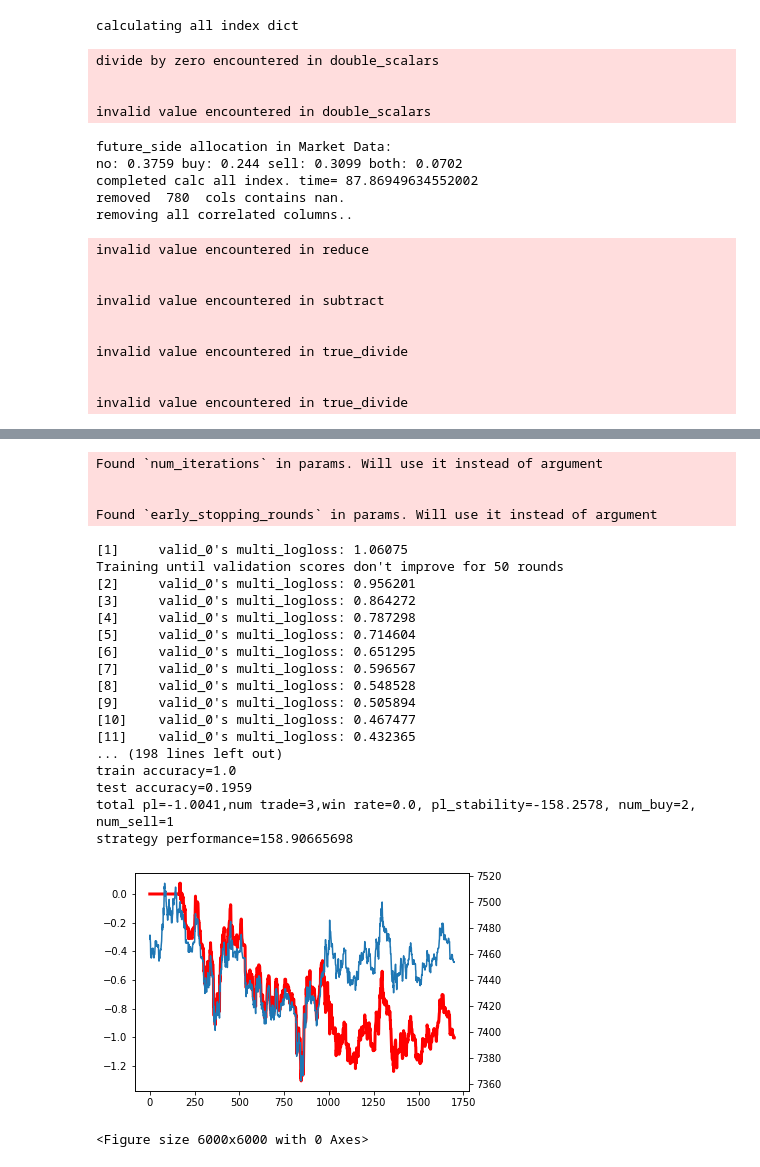
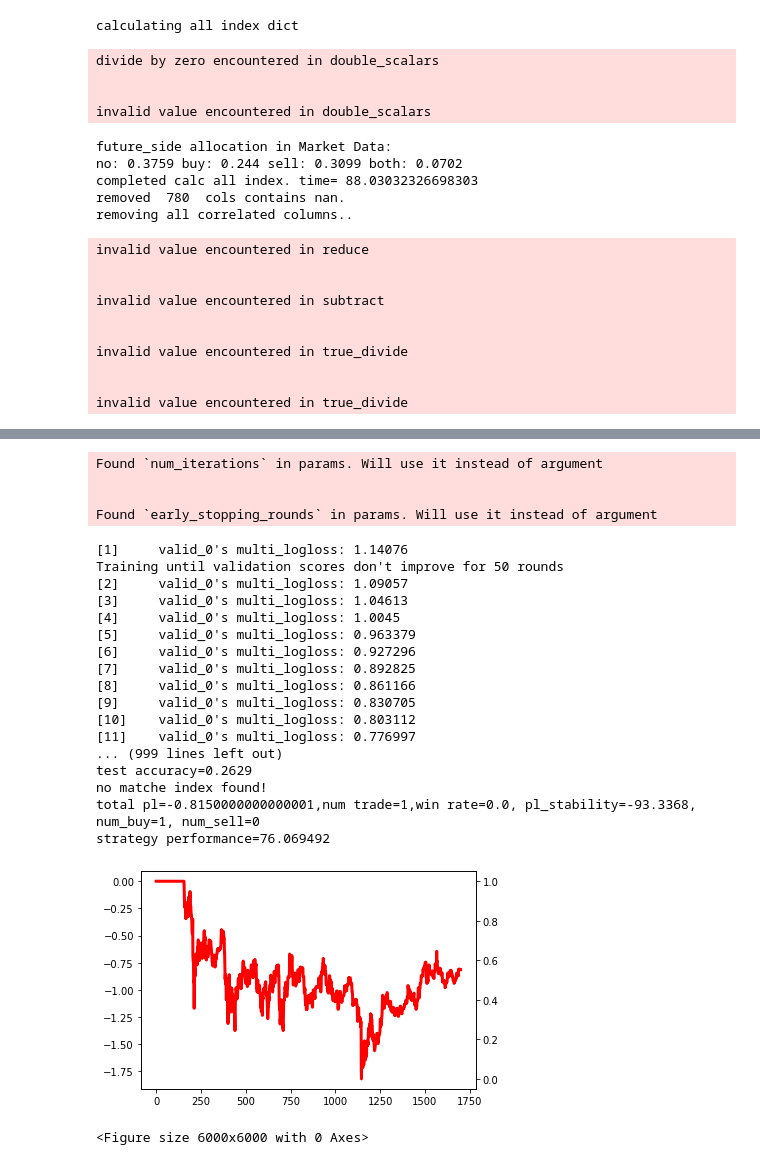
Before and after one commit to alunfes/mex-bot, a Jupyter notebook: Lgb_BPSP4.ipynb, the cells around one changed output, grey strips where cells are left out. Drawn from its saved outputs; the diff is of its cells as text; code cells hidden in the pictures.

```diff
--- a/Lgb_BPSP4.ipynb
+++ b/Lgb_BPSP4.ipynb
@@ -127,6 +123,10 @@ class OneMinData:
         self.high = []
         self.low = []
         self.close = []
+        self.open_change = []
+        self.high_change = []
+        self.low_change = []
+        self.close_change = []
         self.size = []
         self.future_side = []
 
@@ -139,6 +139,10 @@ class OneMinData:
         self.high = self.high[-num_data:]
         self.low = self.low[-num_data:]
         self.close = self.close[-num_data:]
+        self.open_change = self.open_change[-num_data:]
+        self.high_change = self.high_change[-num_data:]
+        self.low_change = self.low_change[-num_data:]
+        self.close_change = self.close_change[-num_data:]
         self.size = self.size[-num_data:]
         self.future_side = self.future_side[-num_data:]
 
@@ -152,6 +156,10 @@ class OneMinData:
             del self.high[:-num_remain_data]
             del self.low[:-num_remain_data]
             del self.close[:-num_remain_data]
+            del self.open_change[:-num_remain_data]
+            del self.high_change[:-num_remain_data]
+            del self.low_change[:-num_remain_data]
+            del self.close_change[:-num_remain_data]
             del self.size[:-num_remain_data]
             del self.future_side[:-num_remain_data]
 
@@ -165,6 +173,10 @@ class OneMinData:
             del self.high[-ex_from:-to]
             del self.low[-ex_from:-to]
             del self.close[-ex_from:-to]
+            del self.open_change[-ex_from:-to]
+            del self.high_change[-ex_from:-to]
+            del self.low_change[-ex_from:-to]
+            del self.close_change[-ex_from:-to]
             del self.size[-ex_from:-to]
             del self.future_side[-ex_from:-to]
 
@@ -181,5 +193,13 @@ class OneMinData:
         self.low.pop(0)
         self.close.append(close)
         self.close.pop(0)
+        self.open_change.append(open)
+        self.open_change.pop(0)
+        self.high_change.append(high)
+        self.high_change.pop(0)
+        self.low_change.append(low)
+        self.low_change.pop(0)
+        self.close_change.append(close)
+        self.close_change.pop(0)
         self.size.append(size)
         self.size.pop(0)
@@ -2101,7 +2178,7 @@ kijun_period = 300
 pt = kijun_val
 lc = 10000
 
-params = {'objective': 'multiclass', 'num_class':4, 'metric':'multi_logloss', 'boosting': 'gbdt', 'learning_rate': 0.05, 'num_iterations': 100, 'max_depth':4, 'num_leaves':200 ,'verbose_eval':False,  'verbose':-1, 'early_stopping_rounds':50}
+params = {'objective': 'multiclass', 'num_class':4, 'metric':'multi_logloss', 'boosting': 'gbdt', 'learning_rate': 0.05, 'num_iterations': 500, 'max_depth':4, 'num_leaves':16 ,'verbose_eval':False,  'verbose':-1, 'early_stopping_rounds':50}
 
 
 start = time.time()
@@ -2109,15 +2186,15 @@ OneMinMarketData.initialize_for_bot(num_term, initial_data_vol, kijun_val, kijun
 df = OneMinMarketData.genrate_df_from_dict()
 df = OneMinMarketData.remove_cols_contains_nan(df)
 df, corrs = OneMinMarketData.remove_all_correlated_cols3(df, 0.9)
-
-df = df.drop(['high', 'low', 'close', 'ema:5'], axis=1)
+df2 = OneMinMarketData.remove_price_dependent_cols(df)
+#df = df2.drop(['high', 'low', 'close'], axis=1)
 
 lgbmodel = LgbModel()
-train_xb, test_xb, train_yb, test_yb, valid_xb, valid_yb = lgbmodel.generate_bpsp_data(df, train_size, valid_size)
-log_test_xb = test_xb.copy()
-train_xb = train_xb.drop(['open'],axis=1)
-test_xb = test_xb.drop(['open'],axis=1)
-valid_xb = valid_xb.drop(['open'],axis=1)
+train_xb, test_xb, train_yb, test_yb, valid_xb, valid_yb = lgbmodel.generate_bpsp_data(df2, train_size, valid_size)
+#log_test_xb = test_xb.copy()
+#train_xb = train_xb.drop(['open'],axis=1)
+#test_xb = test_xb.drop(['open'],axis=1)
+#valid_xb = valid_xb.drop(['open'],axis=1)
 model = lgbmodel.train_params_with_validations(train_xb, train_yb, valid_xb, valid_yb, params)
 #OneMinMarketData.write_all_func_dict()
 
@@ -2131,7 +2208,7 @@ print('test accuracy={}'.format(lgbmodel.calc_bpsp_accuracy(prediction, test_yb)
 
 #importanceの上位200colだけ使って再学習
 cols = lgbmodel.select_important_cols2(model, train_xb)
-#cols.extend(['open', 'high', 'low', 'close'])
+cols.extend(['open_change','close_change'])
 cols.sort()
 
 with open('/content/drive/My Drive/Model/bpsp_cols.csv', 'w') as file:
@@ -2154,7 +2231,7 @@ with open('/content/drive/My Drive/Model/lgb_bpsp_model.dat', 'wb') as f:
     pickle.dump(model, f)
 
 
-start_ind = OneMinMarketData.check_matched_index(log_test_xb)
+start_ind = OneMinMarketData.check_matched_index_change(test_xb)
 sim = Sim()
 ac = SimAccount()
 ac = sim.sim_model_pred_onemin(start_ind, prediction, pt, lc, ac)
@@ -2175,7 +2252,7 @@ divide by zero encountered in double_scalars
 invalid value encountered in double_scalars
 future_side allocation in Market Data:
 no: 0.3759 buy: 0.244 sell: 0.3099 both: 0.0702
-completed calc all index. time= 87.86949634552002
+completed calc all index. time= 88.03032326698303
 removed  780  cols contains nan.
 removing all correlated columns..
 invalid value encountered in reduce
@@ -2201,24 +2280,24 @@ valid_x (1232, 1834)
 valid_y (1232,)
 Found `num_iterations` in params. Will use it instead of argument
 
 
 Found `early_stopping_rounds` in params. Will use it instead of argument
-[1]     valid_0's multi_logloss: 1.06075
+[1]     valid_0's multi_logloss: 1.14076
 Training until validation scores don't improve for 50 rounds
-[2]     valid_0's multi_logloss: 0.956201
-[3]     valid_0's multi_logloss: 0.864272
-[4]     valid_0's multi_logloss: 0.787298
-[5]     valid_0's multi_logloss: 0.714604
-[6]     valid_0's multi_logloss: 0.651295
-[7]     valid_0's multi_logloss: 0.596567
-[8]     valid_0's multi_logloss: 0.548528
-[9]     valid_0's multi_logloss: 0.505894
-[10]    valid_0's multi_logloss: 0.467477
-[11]    valid_0's multi_logloss: 0.432365
-... (198 lines left out)
-train accuracy=1.0
-test accuracy=0.1959
-total pl=-1.0041,num trade=3,win rate=0.0, pl_stability=-158.2578, num_buy=2, num_sell=1
-strategy performance=158.90665698
+[2]     valid_0's multi_logloss: 1.09057
+[3]     valid_0's multi_logloss: 1.04613
+[4]     valid_0's multi_logloss: 1.0045
+[5]     valid_0's multi_logloss: 0.963379
+[6]     valid_0's multi_logloss: 0.927296
+[7]     valid_0's multi_logloss: 0.892825
+[8]     valid_0's multi_logloss: 0.861166
+[9]     valid_0's multi_logloss: 0.830705
+[10]    valid_0's multi_logloss: 0.803112
+[11]    valid_0's multi_logloss: 0.776997
+... (999 lines left out)
+test accuracy=0.2629
+no matche index found!
+total pl=-0.8150000000000001,num trade=1,win rate=0.0, pl_stability=-93.3368, num_buy=1, num_sell=0
+strategy performance=76.069492
-[figure, old version]
+[figure, new version]
 <Figure size 6000x6000 with 0 Axes>
```
Also changed, not shown: parts of 44 cells of this notebook, 2 other files.
